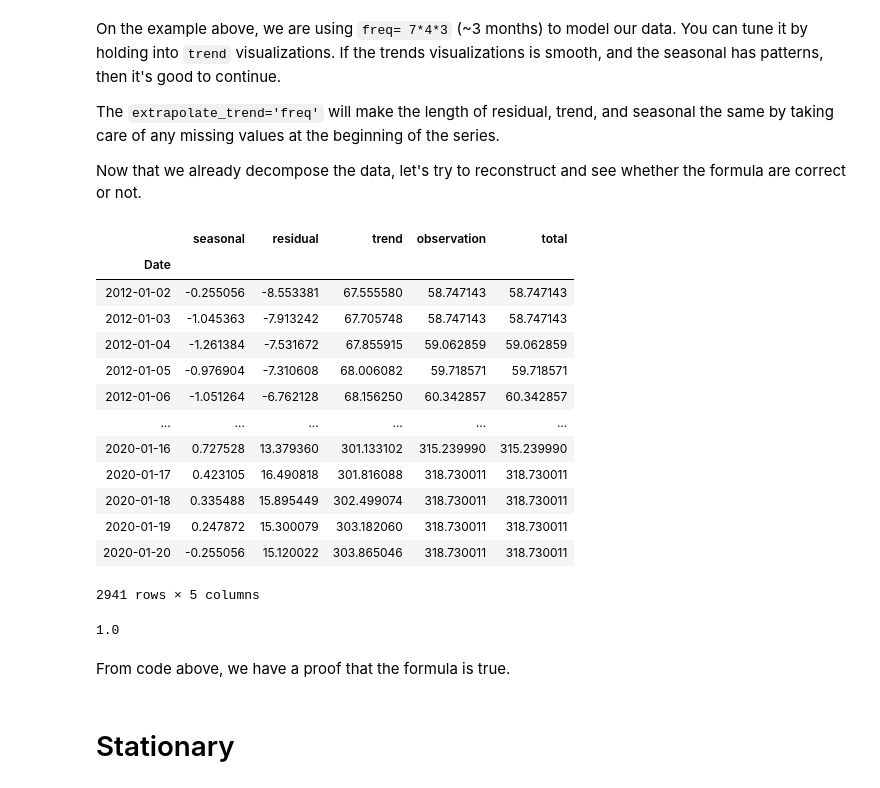
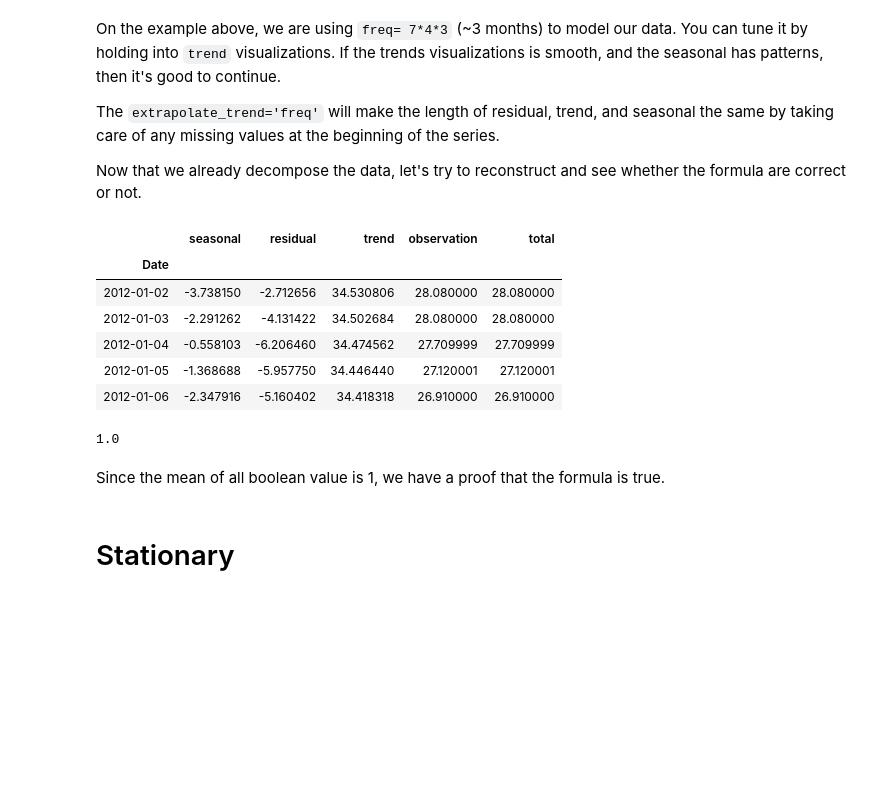
Before and after one commit to iqbalbasyar/time-series-analysis-with-python, a Jupyter notebook: Timeseries Analysis.ipynb, the cells around one changed output. Cells and saved outputs as stored; diff of their text form; code cells hidden in the pictures; blank space fills up the shorter version.

```diff
--- a/Timeseries Analysis.ipynb
+++ b/Timeseries Analysis.ipynb
@@ -15,3 +19,3 @@ stock = data.DataReader(symbol, source, start_date, end_date)
 # %%
-apple = stock.xs('AAPL', level='Symbols', axis=1)
-apple
+vw = stock.xs('VOW3.DE', level='Symbols', axis=1)
+tesla = stock.xs('TSLA', level='Symbols', axis=1)
@@ -59,0 +80,5 @@ plot_df(apple, apple.index, apple['Close'])
+# %%
+def fill_missing(df):
+    return df.fillna(method='ffill').fillna(method='bfill')
+# %%
+tesla, vw = fill_missing(tesla), fill_missing(vw)
@@ -80,7 +120,5 @@ Based on data values, if the magnitude of seasonality changes overtime (see imag
 # %%
-from pylab import rcParams
-rcParams['figure.figsize'] = 18, 8
-decomposition = sm.tsa.seasonal_decompose(apple['Close'], model='additive', freq=7*4*3,extrapolate_trend='freq')
+decomposition = sm.tsa.seasonal_decompose(tesla['Close'], model='additive', freq=7*4*3,extrapolate_trend='freq')
 fig = decomposition.plot()
 plt.show()
 # %% [output]
@@ -92,23 +130,16 @@ The `extrapolate_trend='freq'` will make the length of residual, trend, and seas
 
 Now that we already decompose the data, let's try to reconstruct and see whether the formula are correct or not.
 # %%
-apple_rc = pd.concat([decomposition.seasonal, decomposition.resid, decomposition.trend, decomposition.observed], axis=1)
-apple_rc.columns = ['seasonal', 'residual', 'trend', 'observation']
-apple_rc['total'] = apple_rc['seasonal'] + apple_rc['residual'] + apple_rc['trend']
-apple_rc
+tesla_rc = pd.concat([decomposition.seasonal, decomposition.resid, decomposition.trend, decomposition.observed], axis=1)
+tesla_rc.columns = ['seasonal', 'residual', 'trend', 'observation']
+tesla_rc['total'] = tesla_rc['seasonal'] + tesla_rc['residual'] + tesla_rc['trend']
+tesla_rc.head()
 # %% [output]
 |  | seasonal | residual | trend | observation | total |
 | Date |  |  |  |  |  |
-| 2012-01-02 | -0.255056 | -8.553381 | 67.555580 | 58.747143 | 58.747143 |
-| 2012-01-03 | -1.045363 | -7.913242 | 67.705748 | 58.747143 | 58.747143 |
-| 2012-01-04 | -1.261384 | -7.531672 | 67.855915 | 59.062859 | 59.062859 |
-| 2012-01-05 | -0.976904 | -7.310608 | 68.006082 | 59.718571 | 59.718571 |
-| 2012-01-06 | -1.051264 | -6.762128 | 68.156250 | 60.342857 | 60.342857 |
-| ... | ... | ... | ... | ... | ... |
-| 2020-01-16 | 0.727528 | 13.379360 | 301.133102 | 315.239990 | 315.239990 |
-| 2020-01-17 | 0.423105 | 16.490818 | 301.816088 | 318.730011 | 318.730011 |
-| 2020-01-18 | 0.335488 | 15.895449 | 302.499074 | 318.730011 | 318.730011 |
-| 2020-01-19 | 0.247872 | 15.300079 | 303.182060 | 318.730011 | 318.730011 |
-| 2020-01-20 | -0.255056 | 15.120022 | 303.865046 | 318.730011 | 318.730011 |
+| 2012-01-02 | -3.738150 | -2.712656 | 34.530806 | 28.080000 | 28.080000 |
+| 2012-01-03 | -2.291262 | -4.131422 | 34.502684 | 28.080000 | 28.080000 |
+| 2012-01-04 | -0.558103 | -6.206460 | 34.474562 | 27.709999 | 27.709999 |
+| 2012-01-05 | -1.368688 | -5.957750 | 34.446440 | 27.120001 | 27.120001 |
+| 2012-01-06 | -2.347916 | -5.160402 | 34.418318 | 26.910000 | 26.910000 |
-2941 rows × 5 columns
 # %%
@@ -116,7 +147,7 @@ apple_rc
 # %% [output]
 1.0
 # %% [markdown]
-From code above, we have a proof that the formula is true.
+Since the mean of all boolean value is 1, we have a proof that the formula is true.
 # %% [markdown]
 # Stationary
 # %% [markdown]
```
Also changed, not shown: parts of 47 cells of this notebook.
